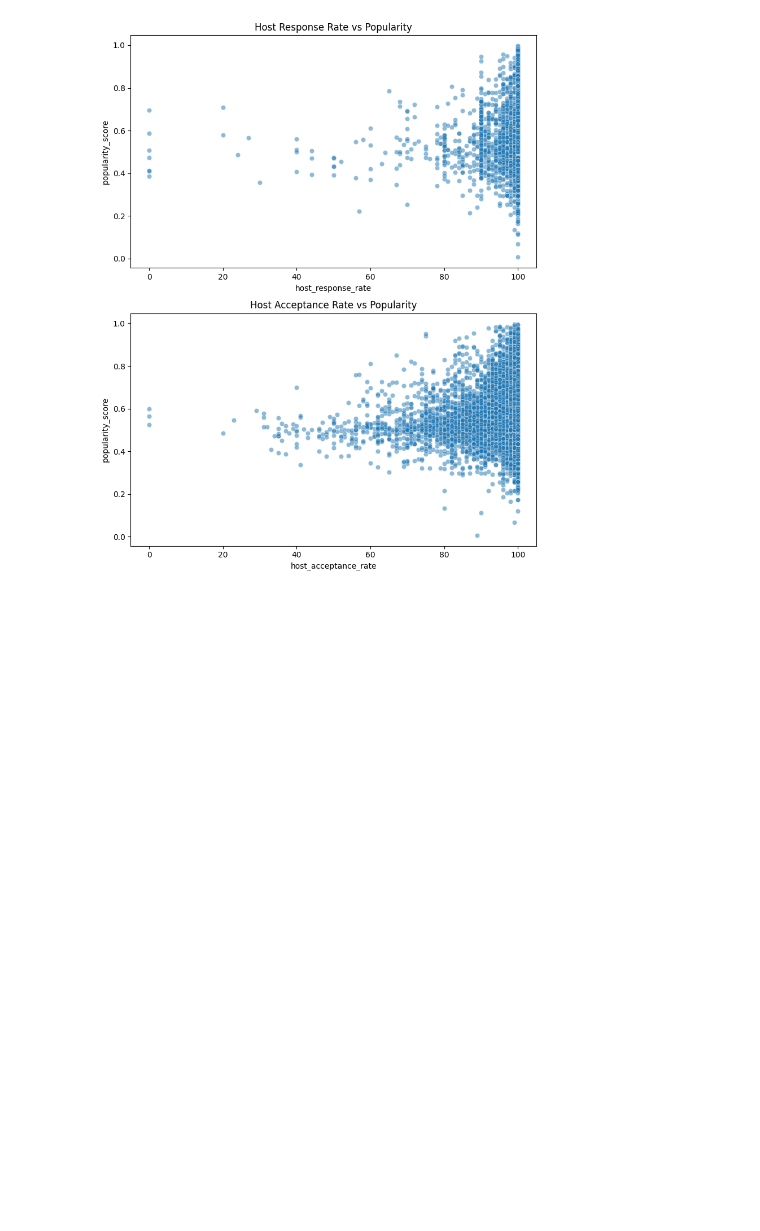
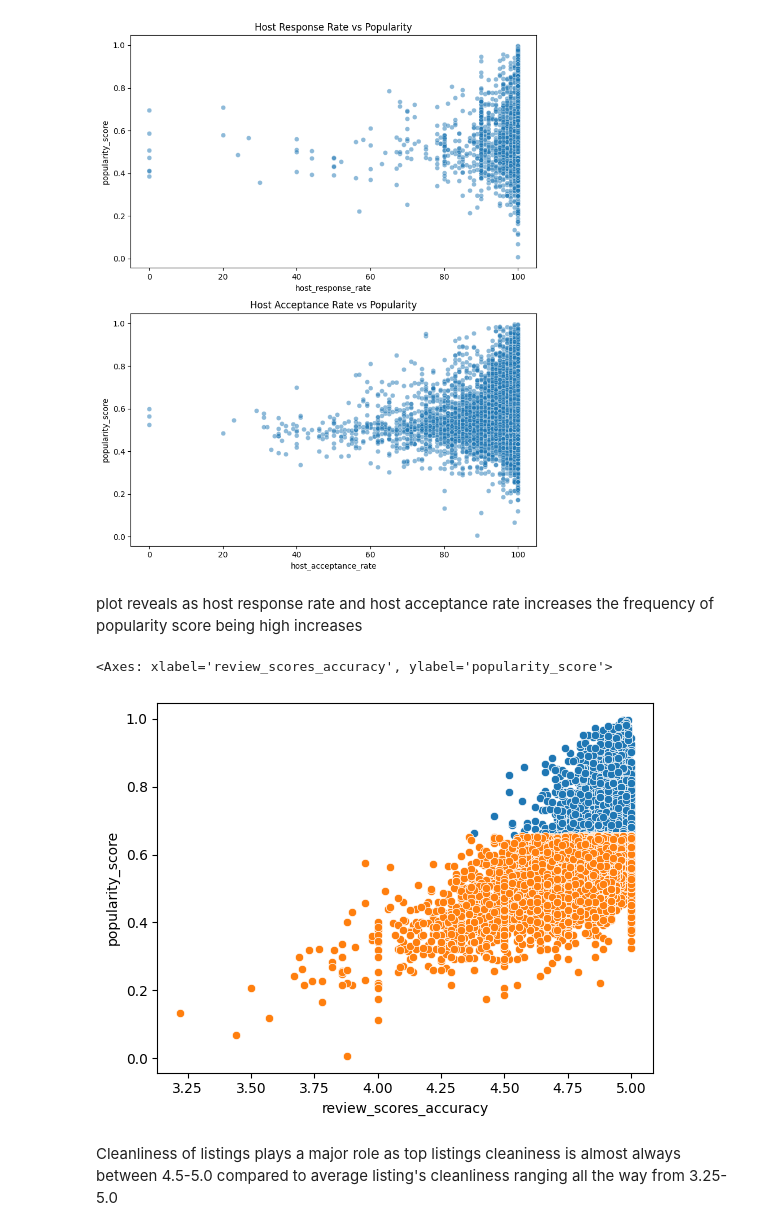
Before and after one commit to matthewviray/AirbnbEDA, a Jupyter notebook: airbnbproject.ipynb, the cells around one changed output. Saved outputs shown, nothing was run; the diff lists cells and outputs as text; code cells hidden in the pictures; blank space fills up the shorter version.

```diff
--- a/airbnbproject.ipynb
+++ b/airbnbproject.ipynb
@@ -462,3 +484,17 @@ plt.tight_layout()
 plt.show()
 # %% [output]
 [figure]
+# %% [markdown]
+plot reveals as host response rate and host acceptance rate increases the
+frequency of popularity score being high increases
+# %%
+
+sd.scatterplot(data= top, x='review_scores_accuracy', y='popularity_score')
+sd.scatterplot(data= avg, x='review_scores_cleanliness', y='popularity_score')
+# %% [output]
+<Axes: xlabel='review_scores_accuracy', ylabel='popularity_score'>
+[figure, added]
+# %% [markdown]
+Cleanliness of listings plays a major role as top listings cleaniness
+is almost always between 4.5-5.0 compared to average listing's cleanliness ranging
+all the way from 3.25-5.0
```
Also changed, not shown: parts of 13 cells of this notebook.
